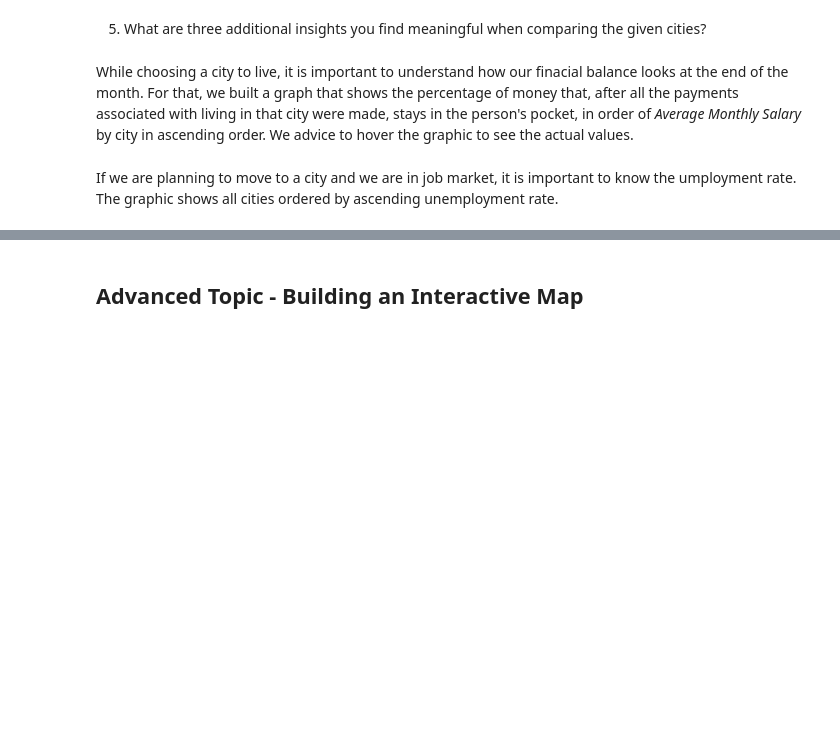
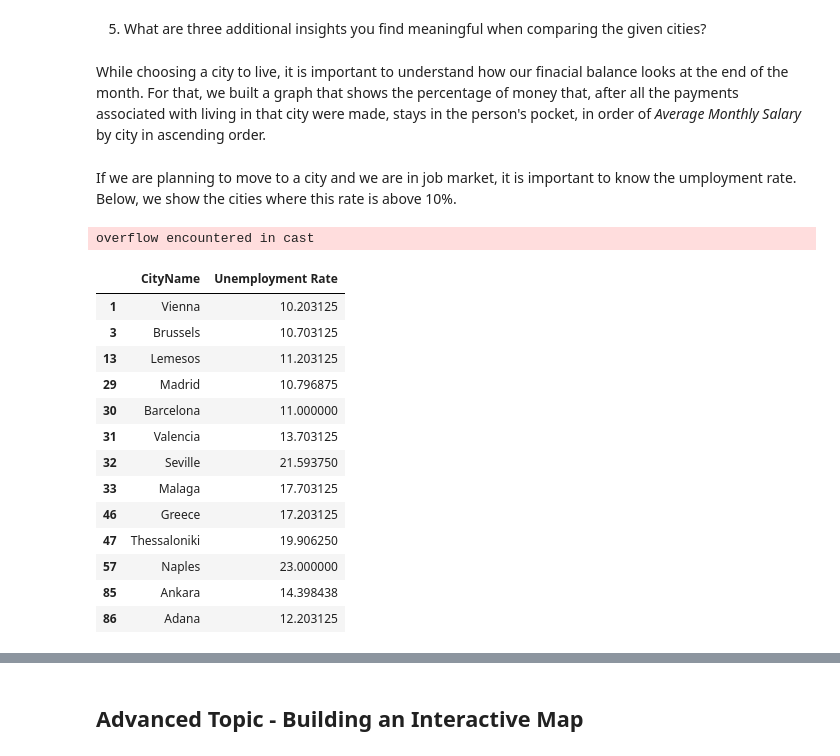
Before and after one commit to CoderCactus/WhereShouldILive, a Jupyter notebook: Group13_PDS_2526.ipynb, the cells around one changed output, grey strips where cells are left out. Saved outputs shown, nothing was run; the diff lists cells and outputs as text; code cells hidden in the pictures; blank space fills up the shorter version.

```diff
--- a/Group13_PDS_2526.ipynb
+++ b/Group13_PDS_2526.ipynb
@@ -656,7 +654,7 @@ The best city for someone seeking those specific conditions is Dresden, Germany.
 # %% [markdown]
 5. What are three additional insights you find meaningful when comparing the given cities?
 # %% [markdown]
-While choosing a city to live, it is important to understand how our finacial balance looks at the end of the month. For that, we built a graph that shows the percentage of money that, after all the payments associated with living in that city were made, stays in the person's pocket, in order of *Average Monthly Salary* by city in ascending order. We advice to hover the graphic to see the actual values.
+While choosing a city to live, it is important to understand how our finacial balance looks at the end of the month. For that, we built a graph that shows the percentage of money that, after all the payments associated with living in that city were made, stays in the person's pocket, in order of *Average Monthly Salary* by city in ascending order.
 # %%
 retention_tax = df.copy()
 retention_tax["Retention Rate of Salary"] = round((retention_tax['Average Monthly Salary'] - retention_tax['Average Cost of Living'])/retention_tax['Average Monthly Salary']*100, 2)
@@ -675,4 +669,4 @@ fig.update_layout(title = dict(text="<b>Average Saving/Retention Rate of Salary<
                                xanchor = 'center', x = 0.5, yanchor='top', y=0.9))
 fig.show()
 # %% [markdown]
-If we are planning to move to a city and we are in job market, it is important to know the umployment rate. The graphic shows all cities ordered by ascending unemployment rate.
+If we are planning to move to a city and we are in job market, it is important to know the umployment rate. Below, we show the cities where this rate is above 10%.
@@ -691,0 +673,18 @@ fig.update_layout(title = dict(text="<b>Unemployment Rate</b>",
+# %%
+df[df['Unemployment Rate'] > 10][['CityName', 'Unemployment Rate']]
+# %% [output]
+overflow encountered in cast
+|  | CityName | Unemployment Rate |
+| 1 | Vienna | 10.203125 |
+| 3 | Brussels | 10.703125 |
+| 13 | Lemesos | 11.203125 |
+| 29 | Madrid | 10.796875 |
+| 30 | Barcelona | 11.000000 |
+| 31 | Valencia | 13.703125 |
+| 32 | Seville | 21.593750 |
+| 33 | Malaga | 17.703125 |
+| 46 | Greece | 17.203125 |
+| 47 | Thessaloniki | 19.906250 |
+| 57 | Naples | 23.000000 |
+| 85 | Ankara | 14.398438 |
+| 86 | Adana | 12.203125 |
```
Also changed, not shown: parts of 17 cells of this notebook.
